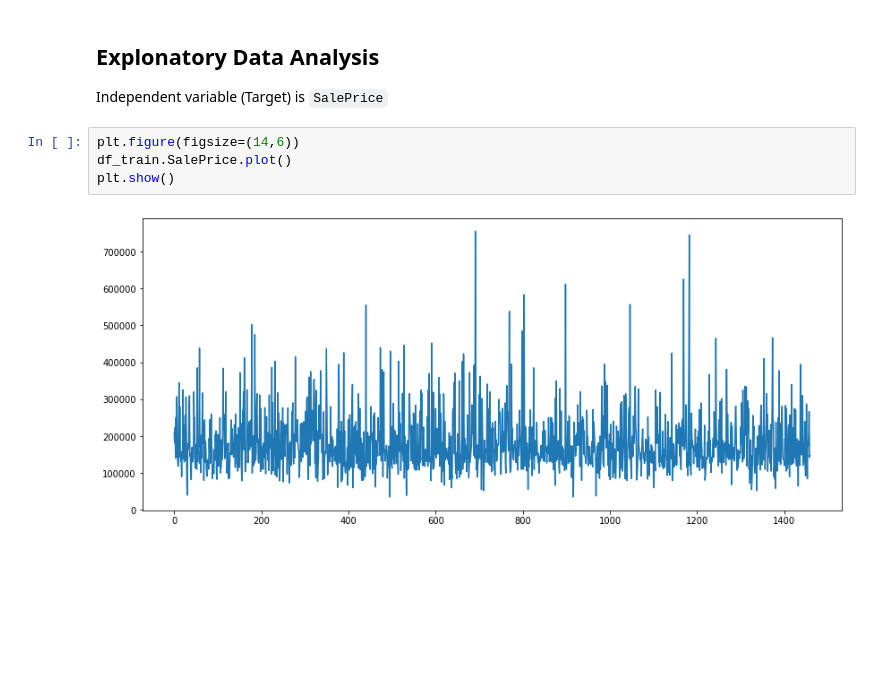
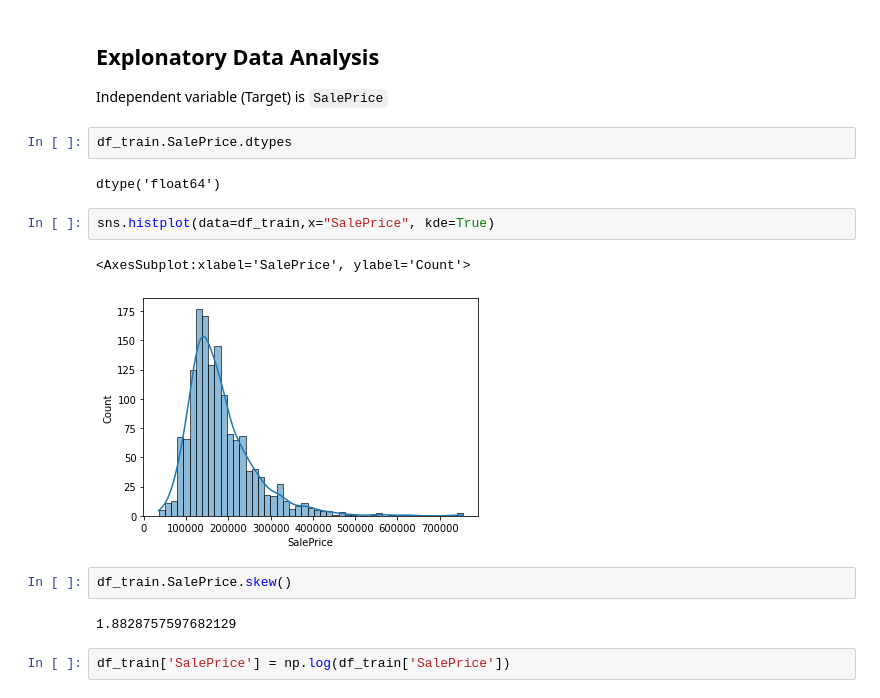
Before and after one commit to yd124/STA663FinalProject, a Jupyter notebook: EDA.ipynb, the cells around one changed output. Cells and saved outputs as stored; diff of their text form; blank space fills up the shorter version.

```diff
--- a/EDA.ipynb
+++ b/EDA.ipynb
@@ -11,9 +12,18 @@ df_test  = pd.read_csv('df_test.csv')
 ## Explonatory Data Analysis
 
 Independent variable (Target) is `SalePrice`
-# %%
-plt.figure(figsize=(14,6))
-df_train.SalePrice.plot()
-plt.show()
-# %% [output]
-[figure, removed]
+# %%
+df_train.SalePrice.dtypes
+# %% [output]
+dtype('float64')
+# %%
+sns.histplot(data=df_train,x="SalePrice", kde=True)
+# %% [output]
+<AxesSubplot:xlabel='SalePrice', ylabel='Count'>
+[figure, added]
+# %%
+df_train.SalePrice.skew()
+# %% [output]
+1.8828757597682129
+# %%
+df_train['SalePrice'] = np.log(df_train['SalePrice'])
```
Also changed, not shown: parts of 9 cells of this notebook.
